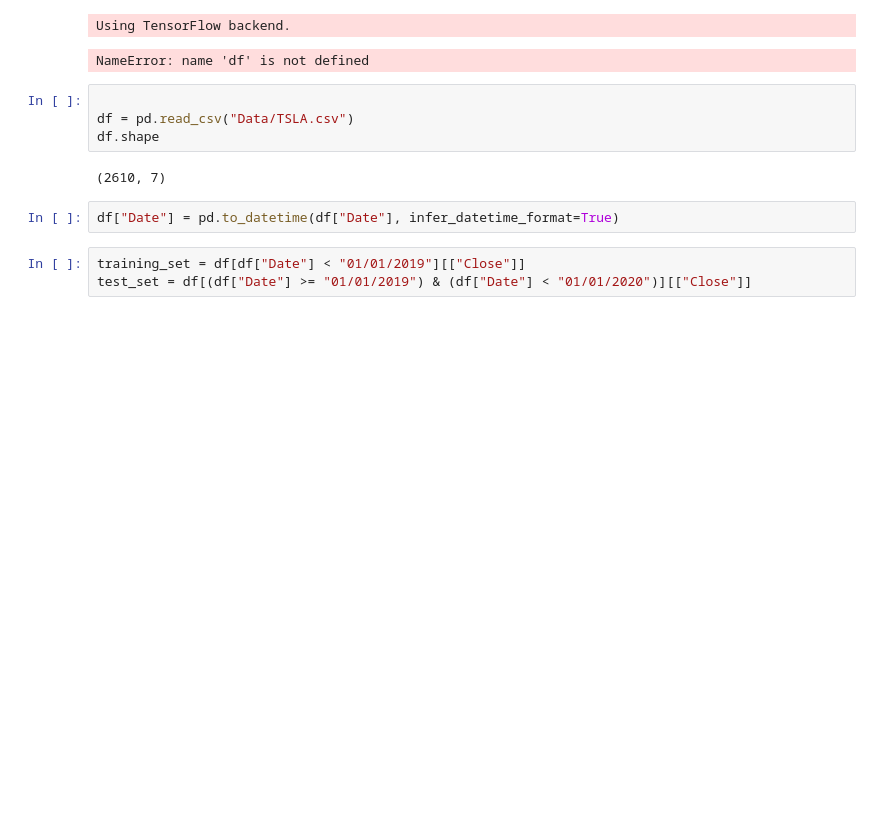
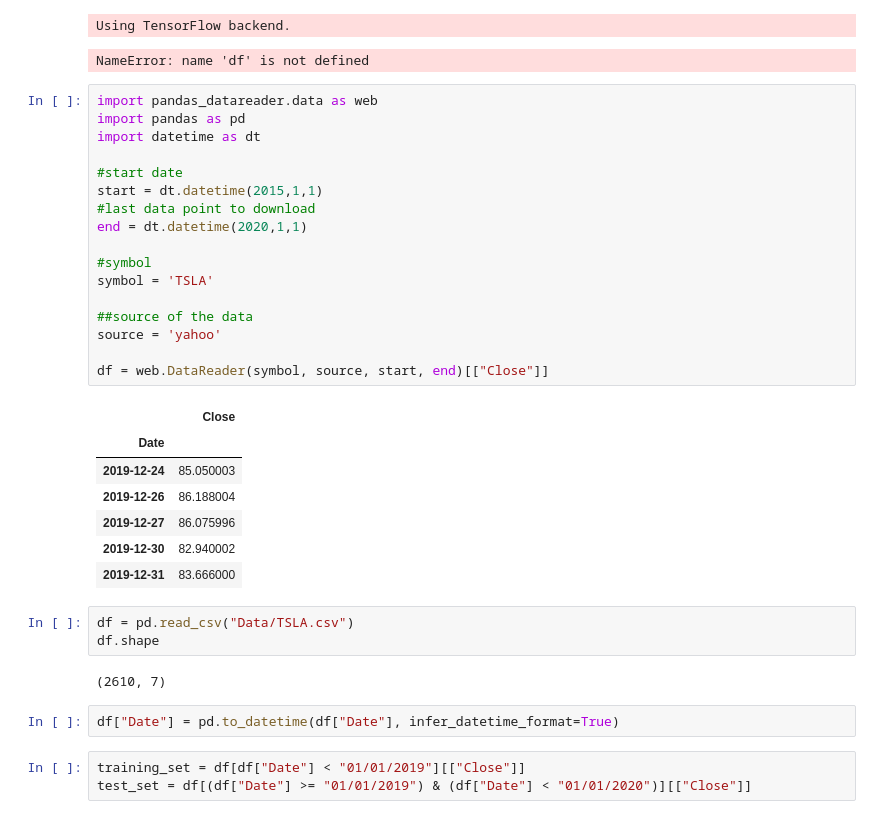
Before and after one commit to PhilipDW183/FacultyAI, a Jupyter notebook: medium_test.ipynb, the cells around one changed output. Saved outputs shown, nothing was run; the diff lists cells and outputs as text; blank space fills up the shorter version.

```diff
--- a/medium_test.ipynb
+++ b/medium_test.ipynb
@@ -17,8 +17,32 @@ from keras.callbacks import EarlyStopping
 # %% [output]
 Using TensorFlow backend.
 NameError: name 'df' is not defined
+# %%
+import pandas_datareader.data as web
+import pandas as pd
+import datetime as dt
+
+#start date
+start = dt.datetime(2015,1,1)
+#last data point to download
+end = dt.datetime(2020,1,1)
+
+#symbol
+symbol = 'TSLA'
+
+##source of the data
+source = 'yahoo'
+
+df = web.DataReader(symbol, source, start, end)[["Close"]]
+# %% [output]
+|  | Close |
+| Date |  |
+| 2019-12-24 | 85.050003 |
+| 2019-12-26 | 86.188004 |
+| 2019-12-27 | 86.075996 |
+| 2019-12-30 | 82.940002 |
+| 2019-12-31 | 83.666000 |
 # %%
-
 df = pd.read_csv("Data/TSLA.csv")
 df.shape
 # %% [output]
```
Also changed, not shown: parts of 10 cells of this notebook, 1 other file.
